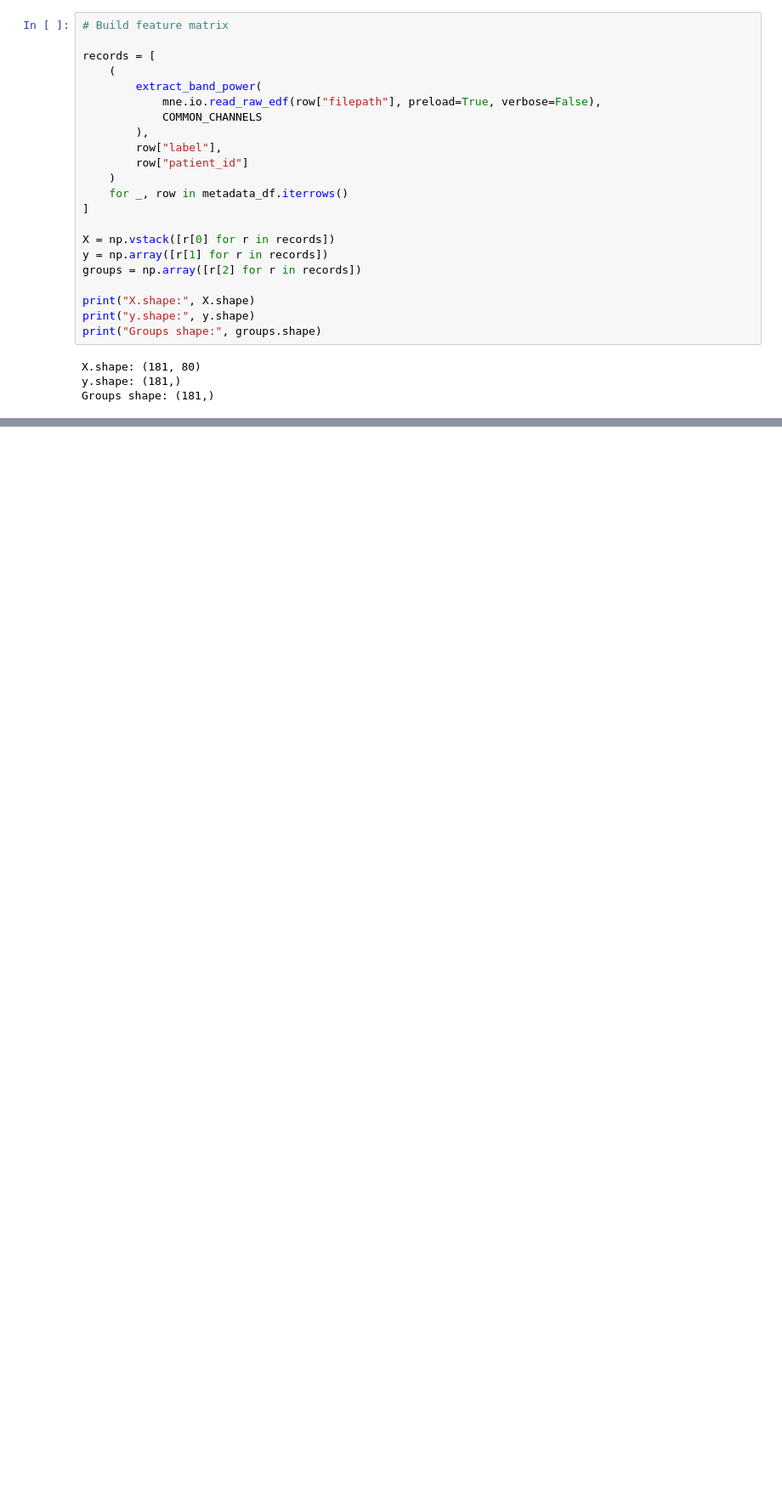
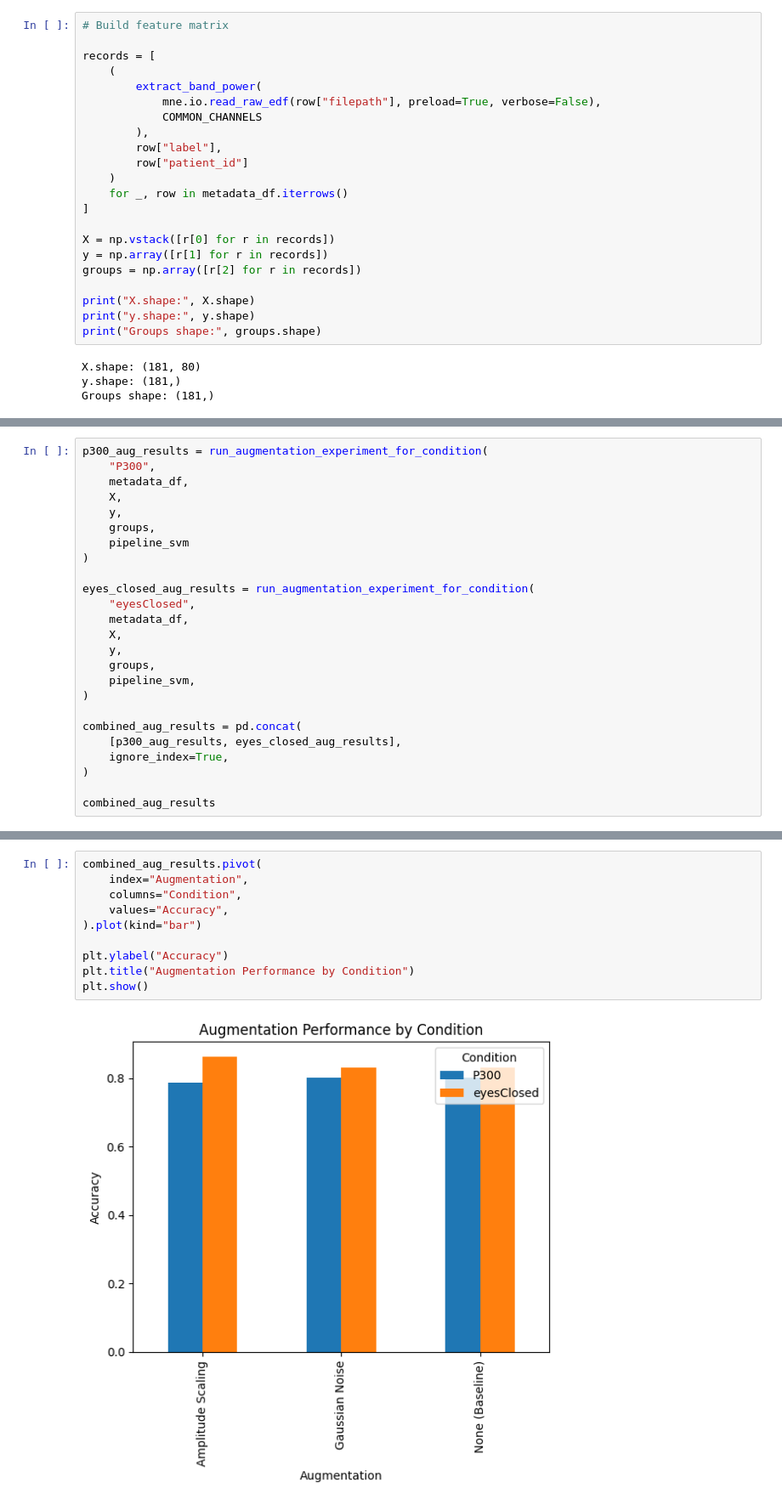
Before and after one commit to BJAngulo/MSSE-277b-final-project-, a Jupyter notebook: notebooks/01_pipeline.ipynb, the cells around one changed output, grey strips where cells are left out. Shown at 85% size. Drawn from its saved outputs; the diff is of its cells as text; blank space fills up the shorter version.

```diff
--- a/notebooks/01_pipeline.ipynb
+++ b/notebooks/01_pipeline.ipynb
@@ -732,0 +512,25 @@ Simple augmentation techniques applied at the feature level did not improve clas
+# %%
+p300_aug_results = run_augmentation_experiment_for_condition(
+    "P300",
+    metadata_df,
+    X,
+    y,
+    groups,
+    pipeline_svm
+)
+
+eyes_closed_aug_results = run_augmentation_experiment_for_condition(
+    "eyesClosed",
+    metadata_df,
+    X,
+    y,
+    groups,
+    pipeline_svm,
+)
+
+combined_aug_results = pd.concat(
+    [p300_aug_results, eyes_closed_aug_results],
+    ignore_index=True,
+)
+
+combined_aug_results
@@ -732,0 +551,12 @@ Simple augmentation techniques applied at the feature level did not improve clas
+# %%
+combined_aug_results.pivot(
+    index="Augmentation",
+    columns="Condition",
+    values="Accuracy",
+).plot(kind="bar")
+
+plt.ylabel("Accuracy")
+plt.title("Augmentation Performance by Condition")
+plt.show()
+# %% [output]
+[figure, added]
```
Also changed, not shown: parts of 64 cells of this notebook.
